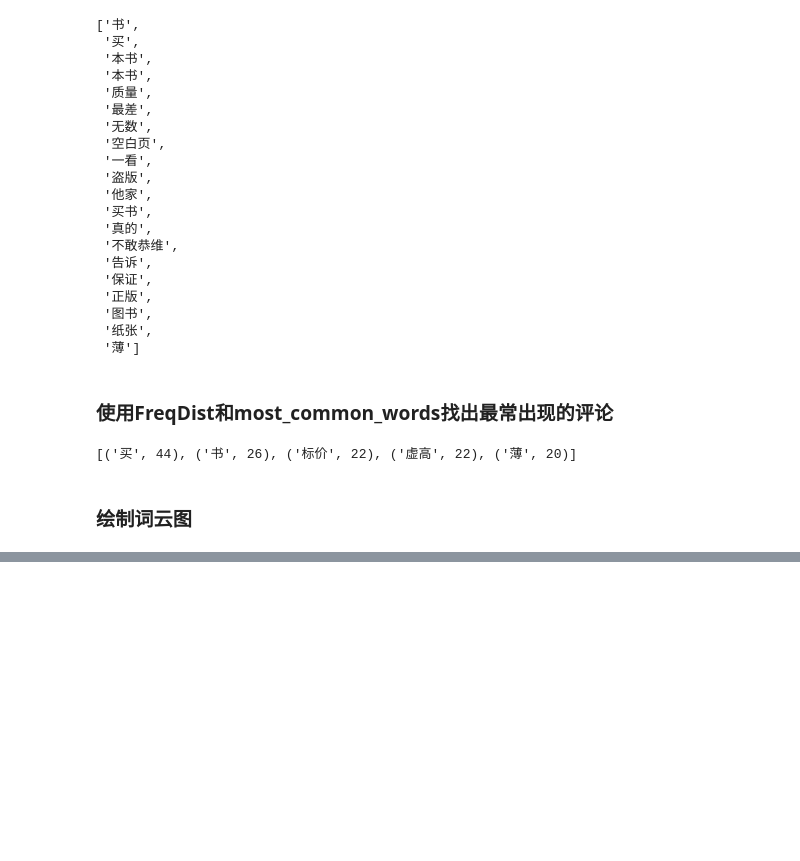
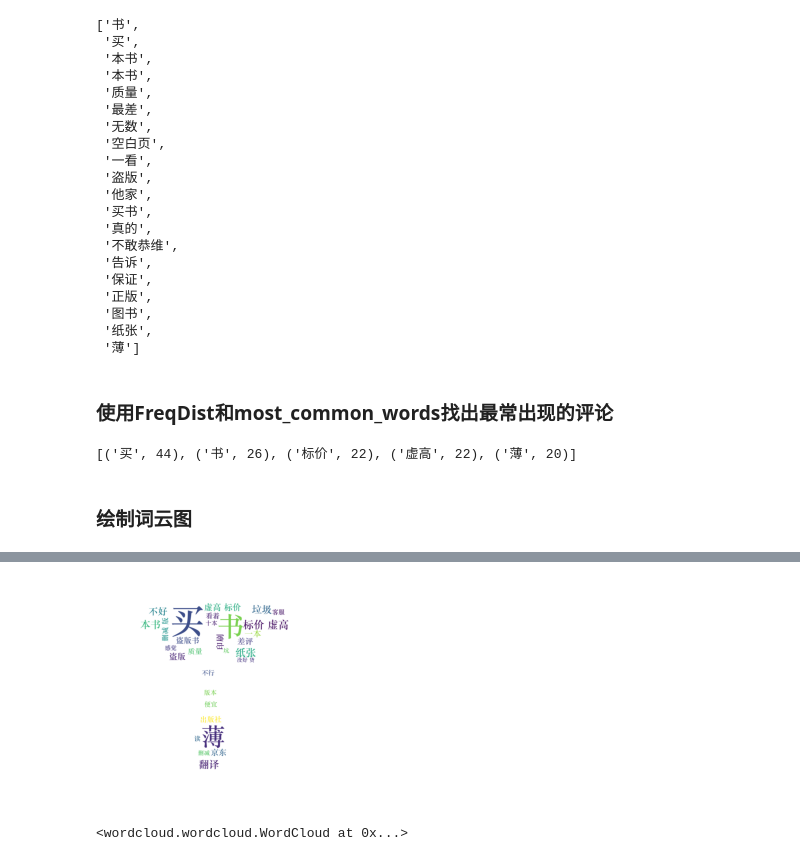
Before and after one commit to ass-cpu123/project, a Jupyter notebook: 京东评论情感分析 ( 基于SVM和word2vec )（论文）.ipynb, the cells around one changed output, grey strips where cells are left out. Cells and saved outputs as stored; diff of their text form; code cells hidden in the pictures; blank space fills up the shorter version.

```diff
--- a/京东评论情感分析 ( 基于SVM和word2vec )（论文）.ipynb
+++ b/京东评论情感分析 ( 基于SVM和word2vec )（论文）.ipynb
@@ -462,0 +466,20 @@ w_image.to_file("京东图书评论.png")
+# %%
+mask = JD
+w = WordCloud(
+    font_path='C:\Windows\Fonts\STZHONGS.TTF',
+    background_color="white",
+    height=1000,
+    width =2000,
+    max_words = 30,
+    max_font_size= 300,
+    mask=mask
+)
+
+plt.imshow(w.generate(" ".join(new_comment)))
+
+plt.axis("off")
+plt.show()
+w_image.to_file("京东图书评论3.png")
+# %% [output]
+[figure, added]
+<wordcloud.wordcloud.WordCloud at 0x...>
```
Also changed, not shown: parts of 19 cells of this notebook.
